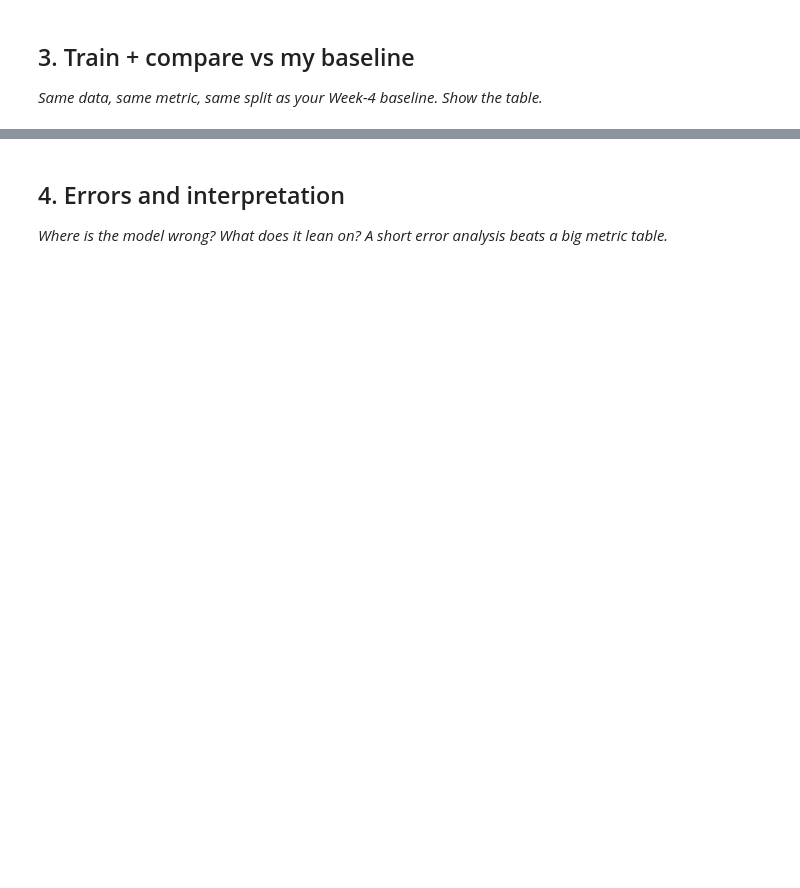
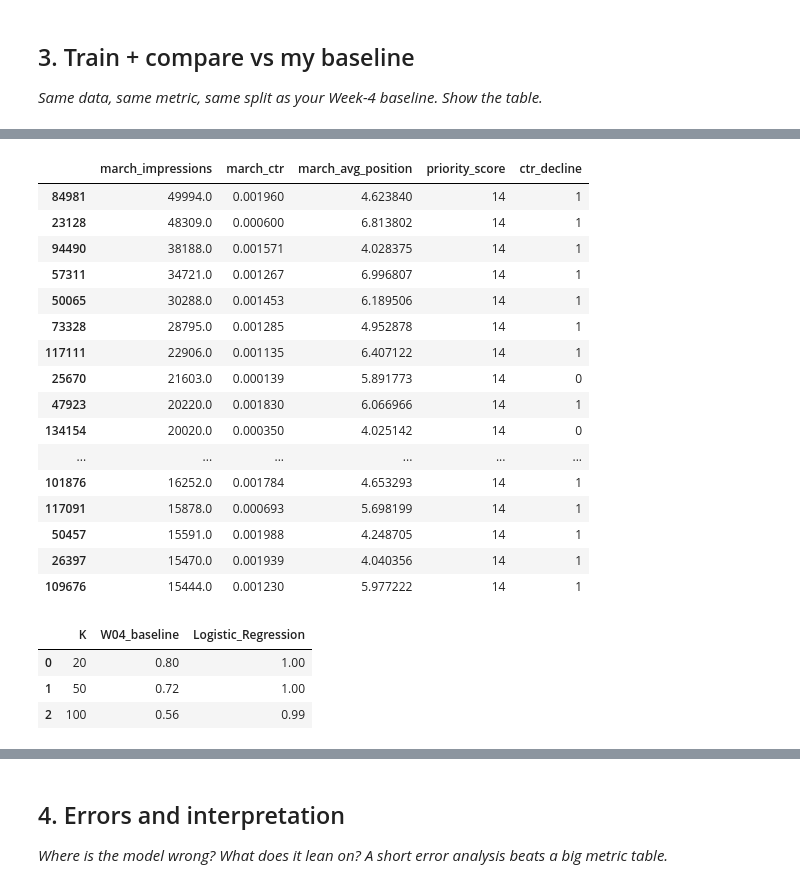
Before and after one commit to SaimAli0001/Flyrank-Internship-ml, a Jupyter notebook: work/notebooks/w05_model.ipynb, the cells around one changed output, grey strips where cells are left out. Cells and saved outputs as stored; diff of their text form; code cells hidden in the pictures; blank space fills up the shorter version.

```diff
--- a/work/notebooks/w05_model.ipynb
+++ b/work/notebooks/w05_model.ipynb
@@ -29,0 +682,66 @@ This skeleton is yours to fill. Work the sections **in order** — each one has
+# %%
+top20_baseline = (
+    model_results
+    .sort_values(
+        by=["priority_score", "march_impressions", "march_ctr"],
+        ascending=[False, False, True]
+    )
+    .head(20)
+)
+
+top20_baseline[
+    [
+        "march_impressions",
+        "march_ctr",
+        "march_avg_position",
+        "priority_score",
+        "ctr_decline"
+    ]
+]
+# %% [output]
+|  | march_impressions | march_ctr | march_avg_position | priority_score | ctr_decline |
+| 84981 | 49994.0 | 0.001960 | 4.623840 | 14 | 1 |
+| 23128 | 48309.0 | 0.000600 | 6.813802 | 14 | 1 |
+| 94490 | 38188.0 | 0.001571 | 4.028375 | 14 | 1 |
+| 57311 | 34721.0 | 0.001267 | 6.996807 | 14 | 1 |
+| 50065 | 30288.0 | 0.001453 | 6.189506 | 14 | 1 |
+| 73328 | 28795.0 | 0.001285 | 4.952878 | 14 | 1 |
+| 117111 | 22906.0 | 0.001135 | 6.407122 | 14 | 1 |
+| 25670 | 21603.0 | 0.000139 | 5.891773 | 14 | 0 |
+| 47923 | 20220.0 | 0.001830 | 6.066966 | 14 | 1 |
+| 134154 | 20020.0 | 0.000350 | 4.025142 | 14 | 0 |
+| ... | ... | ... | ... | ... | ... |
+| 101876 | 16252.0 | 0.001784 | 4.653293 | 14 | 1 |
+| 117091 | 15878.0 | 0.000693 | 5.698199 | 14 | 1 |
+| 50457 | 15591.0 | 0.001988 | 4.248705 | 14 | 1 |
+| 26397 | 15470.0 | 0.001939 | 4.040356 | 14 | 1 |
+| 109676 | 15444.0 | 0.001230 | 5.977222 | 14 | 1 |
+# %%
+def precision_at_k(df, score_column, k=20):
+    ranked = df.sort_values(
+        by=[score_column, "march_impressions", "march_ctr"],
+        ascending=[False, False, True]
+    )
+    return ranked.head(k)["ctr_decline"].mean()
+
+
+k_values = [20, 50, 100]
+
+comparison_multi_k = pd.DataFrame({
+    "K": k_values,
+    "W04_baseline": [
+        precision_at_k(model_results, "priority_score", k)
+        for k in k_values
+    ],
+    "Logistic_Regression": [
+        precision_at_k(model_results, "model_probability", k)
+        for k in k_values
+    ]
+})
+
+comparison_multi_k
+# %% [output]
+|  | K | W04_baseline | Logistic_Regression |
+| 0 | 20 | 0.80 | 1.00 |
+| 1 | 50 | 0.72 | 1.00 |
+| 2 | 100 | 0.56 | 0.99 |
```
Also changed, not shown: parts of 26 cells of this notebook.
